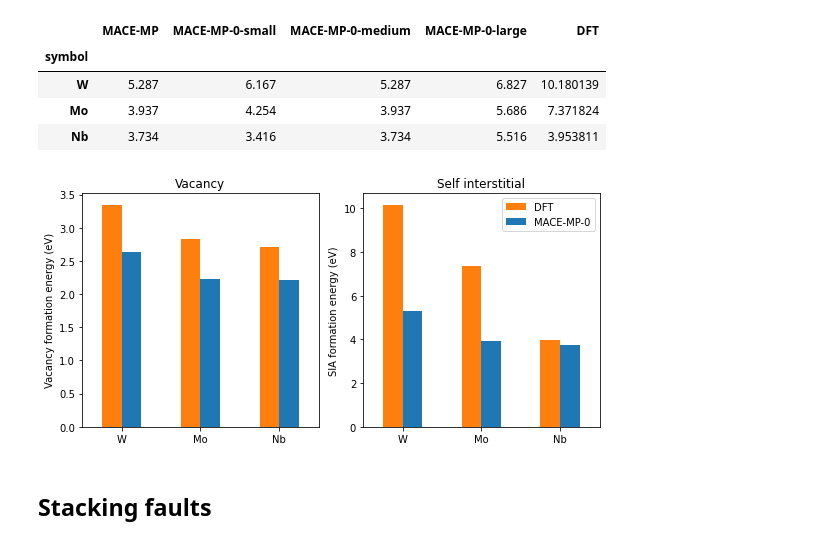
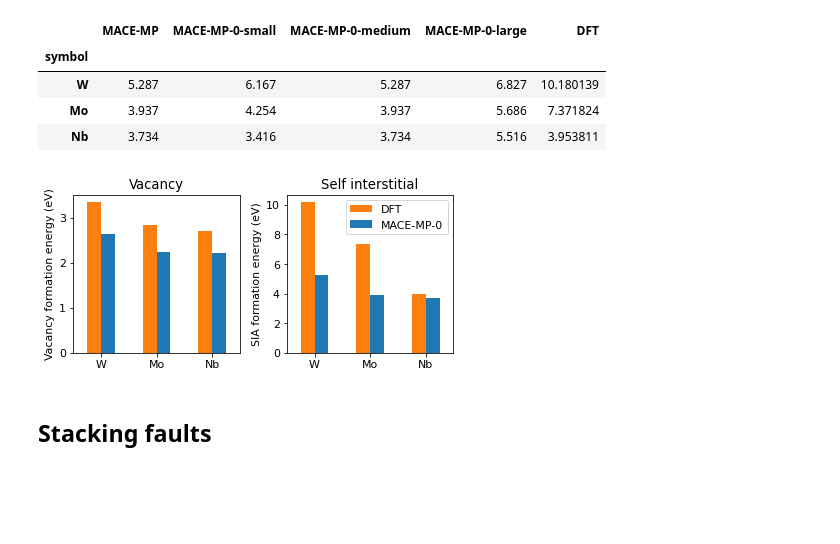
Before and after one commit to pgrigorev/mace_bcc_test, a Jupyter notebook: figures.ipynb, the cells around one changed output. Saved outputs shown, nothing was run; the diff lists cells and outputs as text; code cells hidden in the pictures; blank space fills up the shorter version.

```diff
--- a/figures.ipynb
+++ b/figures.ipynb
@@ -2,6 +13,8 @@
 import numpy as np
 import pandas as pd
 import matplotlib.pyplot as plt
+
+plt.rcParams['font.size'] = 11
 # %% [markdown]
 ## Elastic constants
 # %%
@@ -56,11 +73,11 @@ fig.savefig("figures/elastic_constants.pdf")
 ## Energy vs volume
 # %%
 import matplotlib.pyplot as plt
-
+plt.rcParams['font.size'] = 11
 
 
 def plot_eos(potential, label, axes=None):
-    color=["C1", "C0"]
+    colors=["C2", "C4"]
     if axes is None:
         fig, axes = plt.subplots(ncols=3, figsize=(12, 4), sharey=True)
 
@@ -68,13 +85,13 @@ def plot_eos(potential, label, axes=None):
 
         eos = pd.read_csv(f"results/eos_MACE-MP-0-{potential}_{symbol}.csv")
         dft_eos = pd.read_csv(f"data/eos_DFT_{symbol}.csv")
-        dft_eos.plot(x="V/atom_BCC", y="Delta_BCC_E", ax=ax, style="C0o", legend=False)
-        dft_eos.plot(x="V/atom_FCC", y="Delta_FCC_E", ax=ax, style="C1s", legend=False)
+        dft_eos.plot(x="V/atom_BCC", y="Delta_BCC_E", ax=ax, style=f"{colors[0]}o", legend=False)
+        dft_eos.plot(x="V/atom_FCC", y="Delta_FCC_E", ax=ax, style=f"{colors[1]}s", legend=False)
         #dft_eos.plot(x="V/atom_A15", y="Delta_A15_E", ax=ax, style="C2^", legend=False)
 
         eos.plot(x="V/atom", y=["Delta_BCC_E", "Delta_FCC_E"], #"Delta_A15_E"],
                 label=["BCC", "FCC"], #"A15"],
-                ylabel="Energy (eV/atom)", legend=False, ax=ax, lw=2.)
+                ylabel="Energy (eV/atom)", legend=False, ax=ax, lw=2., color=colors)
 
 
         ax.set_xlim(13, 21)
@@ -83,15 +100,15 @@ def plot_eos(potential, label, axes=None):
         ax.set_title(f"{symbol}")
         ax.set_xlabel("Volume (A$^3$/atom)")
 
-    first_legend_lines = [axes[1].plot([], [], marker='None', color='C0', linestyle='-')[0],
-                        axes[1].plot([], [], marker='None', color='C1', linestyle='-')[0],
+    first_legend_lines = [axes[1].plot([], [], marker='None', color=colors[0], linestyle='-')[0],
+                        axes[1].plot([], [], marker='None', color=colors[1], linestyle='-')[0],
                         axes[1].plot([], [], marker='None', color='C2', linestyle='-')[0]]
     first_legend = axes[1].legend(first_legend_lines, ['BCC', 'FCC'],# 'A15'],
                                   title=label, loc="upper center")
 
     # Create a list of Line2D objects that represent the markers in the second legend
-    second_legend_lines = [axes[1].plot([], [], marker='o', color='C0', linestyle='None')[0],
-                        axes[1].plot([], [], marker='s', color='C1', linestyle='None')[0],
+    second_legend_lines = [axes[1].plot([], [], marker='o', color=colors[0], linestyle='None')[0],
+                        axes[1].plot([], [], marker='s', color=colors[1], linestyle='None')[0],
                         axes[1].plot([], [], marker='^', color='C2', linestyle='None')[0]]
 
     # Add the second legend to the plot
@@ -130,27 +147,27 @@ df_sia
 | Mo | 3.937 | 4.254 | 3.937 | 5.686 | 7.371824 |
 | Nb | 3.734 | 3.416 | 3.734 | 5.516 | 3.953811 |
 # %%
-fig, axes = plt.subplots(ncols=2, figsize=(8, 4))
+fig, axes = plt.subplots(ncols=2, figsize=(6, 3))
 
 #axes[0] = df_vac.plot.bar(y=["DFT", "MACE-MP-0-small", "MACE-MP-0-medium", "MACE-MP-0-large"],rot=0, ax=axes[0], color=["C1", "C0", "C2", "C4"], legend=False)
 axes[0] = df_vac.plot.bar(y=["DFT", "MACE-MP-0-medium"],
                           rot=0, ax=axes[0], color=["C1", "C0", "C2", "C4"], legend=False)
 axes[0].set_ylabel("Vacancy formation energy (eV)")
 axes[0].set_xlabel("")
 #axes[0].legend(title="", labels=["DFT", "small", "medium", "large"])
 axes[0].set_title("Vacancy")
 
 df_sia.plot.bar(y=["DFT", "MACE-MP-0-medium"],
                 rot=0, ax=axes[1], color=["C1", "C0", "C2", "C4"])
 axes[1].set_ylabel("SIA formation energy (eV)")
 axes[1].set_xlabel("")
 axes[1].legend(title="", labels=["DFT", "MACE-MP-0"])
 axes[1].set_title("Self interstitial")
 fig.tight_layout()
 
 fig.savefig("figures/vac_SIA_W_Mo_Nb_medium.pdf")
 # %% [output]
-[figure, old version]
+[figure, new version]
 # %% [markdown]
 ## Stacking faults
 # %%
```
Also changed, not shown: parts of 9 cells of this notebook, 6 other files.
